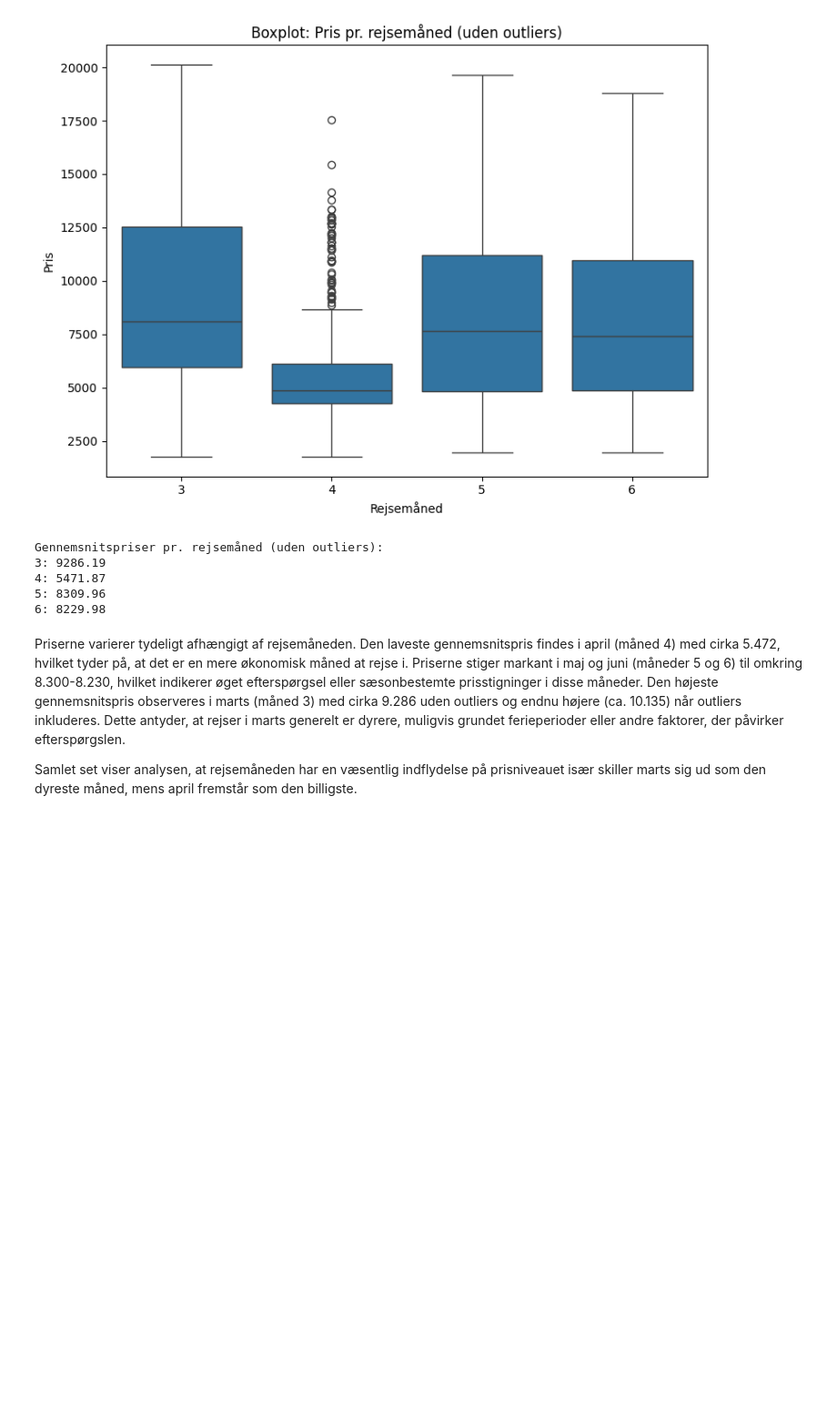
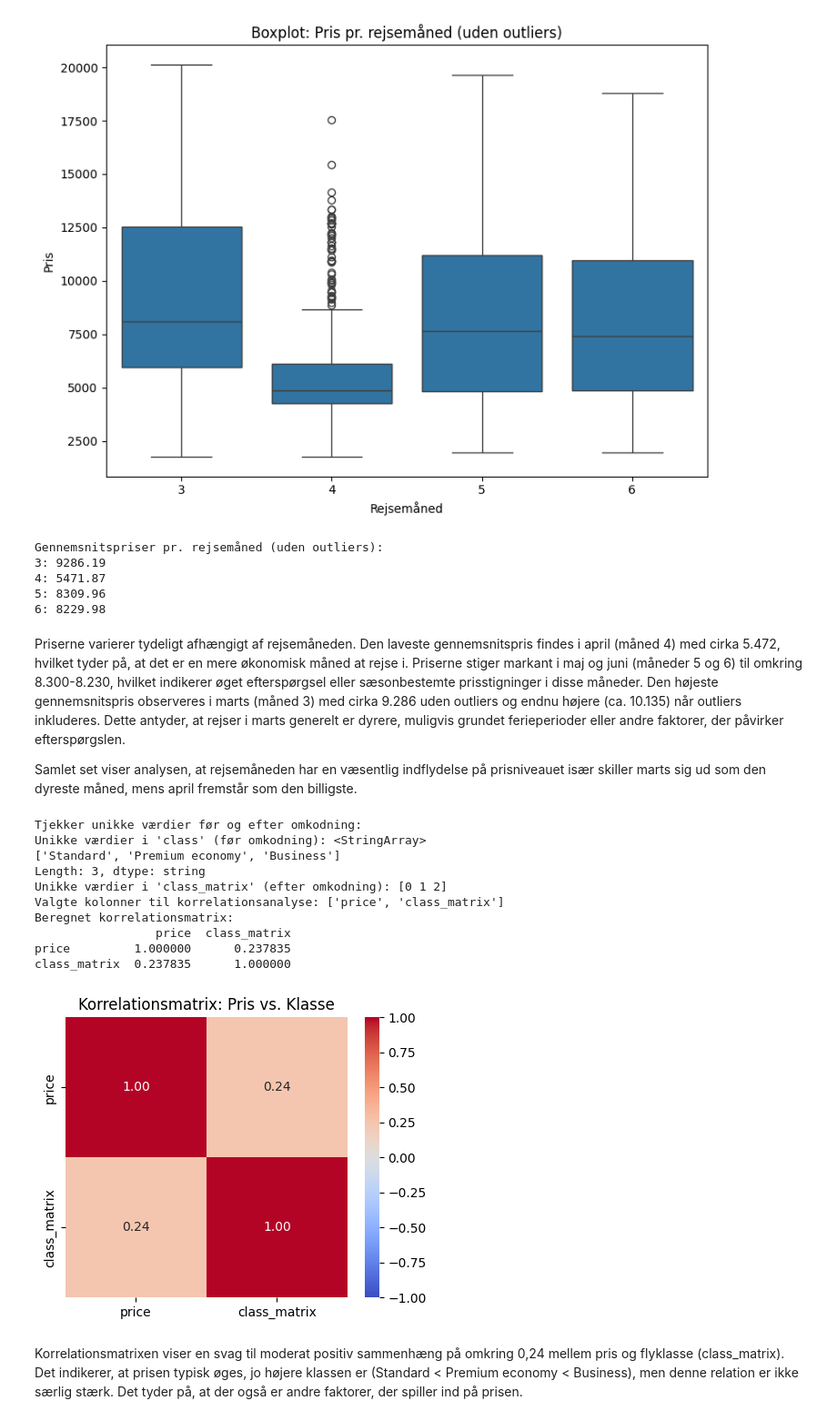
Before and after one commit to AllanChandler/BI-Exam, a Jupyter notebook: Notebook/Flight_Price_Dataset.ipynb, the cells around one changed output. Shown at 91% size. Cells and saved outputs as stored; diff of their text form; code cells hidden in the pictures; blank space fills up the shorter version.

```diff
--- a/Notebook/Flight_Price_Dataset.ipynb
+++ b/Notebook/Flight_Price_Dataset.ipynb
@@ -528,3 +526,42 @@ Gennemsnitspriser pr. rejsemåned (uden outliers):
 Priserne varierer tydeligt afhængigt af rejsemåneden. Den laveste gennemsnitspris findes i april (måned 4) med cirka 5.472, hvilket tyder på, at det er en mere økonomisk måned at rejse i. Priserne stiger markant i maj og juni (måneder 5 og 6) til omkring 8.300-8.230, hvilket indikerer øget efterspørgsel eller sæsonbestemte prisstigninger i disse måneder. Den højeste gennemsnitspris observeres i marts (måned 3) med cirka 9.286 uden outliers og endnu højere (ca. 10.135) når outliers inkluderes. Dette antyder, at rejser i marts generelt er dyrere, muligvis grundet ferieperioder eller andre faktorer, der påvirker efterspørgslen.
 
 Samlet set viser analysen, at rejsemåneden har en væsentlig indflydelse på prisniveauet især skiller marts sig ud som den dyreste måned, mens april fremstår som den billigste.
+# %%
+# Omkoder 'class' (tekst/string) til numerisk ordinal i en ny kolonne 'class_matrix',
+# så klasserne kan bruges i numerisk analyse som korrelation.
+class_map = {'Standard': 0, 'Premium economy': 1, 'Business': 2}
+df['class_matrix'] = df['class'].map(class_map)
+
+# Tjekker at omkodningen er udført korrekt
+print("Tjekker unikke værdier før og efter omkodning:")
+print("Unikke værdier i 'class' (før omkodning):", df['class'].unique())
+print("Unikke værdier i 'class_matrix' (efter omkodning):", df['class_matrix'].unique())
+
+# Vælger de relevante kolonner til korrelationsanalyse: pris og den omkodede klasse
+cols_to_corr = ['price', 'class_matrix']
+print("Valgte kolonner til korrelationsanalyse:", cols_to_corr)
+
+# Beregner korrelationsmatrix for valgte variabler
+corr = df[cols_to_corr].corr()
+print("Beregnet korrelationsmatrix:")
+print(corr)
+
+# Visualiserer korrelationsmatrixen som heatmap
+plt.figure(figsize=(5,4))
+sns.heatmap(corr, annot=True, fmt=".2f", cmap='coolwarm', vmin=-1, vmax=1)
+plt.title("Korrelationsmatrix: Pris vs. Klasse")
+plt.show()
+# %% [output]
+Tjekker unikke værdier før og efter omkodning:
+Unikke værdier i 'class' (før omkodning): <StringArray>
+['Standard', 'Premium economy', 'Business']
+Length: 3, dtype: string
+Unikke værdier i 'class_matrix' (efter omkodning): [0 1 2]
+Valgte kolonner til korrelationsanalyse: ['price', 'class_matrix']
+Beregnet korrelationsmatrix:
+                 price  class_matrix
+price         1.000000      0.237835
+class_matrix  0.237835      1.000000
+[figure, added]
+# %% [markdown]
+Korrelationsmatrixen viser en svag til moderat positiv sammenhæng på omkring 0,24 mellem pris og flyklasse (class_matrix). Det indikerer, at prisen typisk øges, jo højere klassen er (Standard < Premium economy < Business), men denne relation er ikke særlig stærk. Det tyder på, at der også er andre faktorer, der spiller ind på prisen.
```
Also changed, not shown: parts of 9 cells of this notebook.
